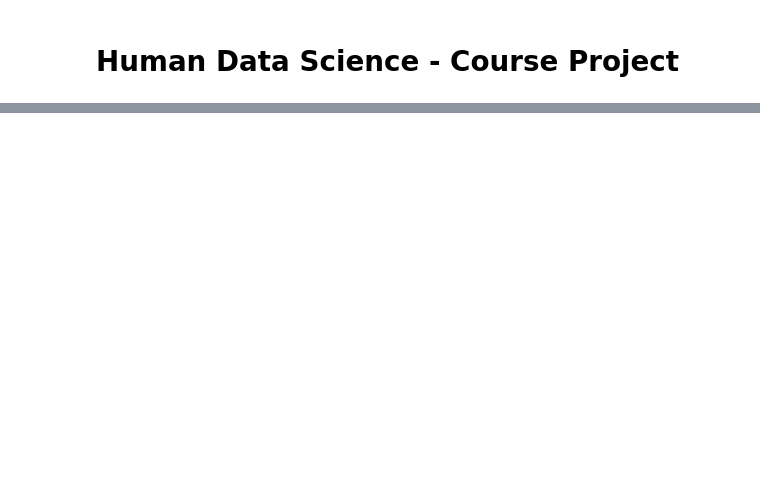
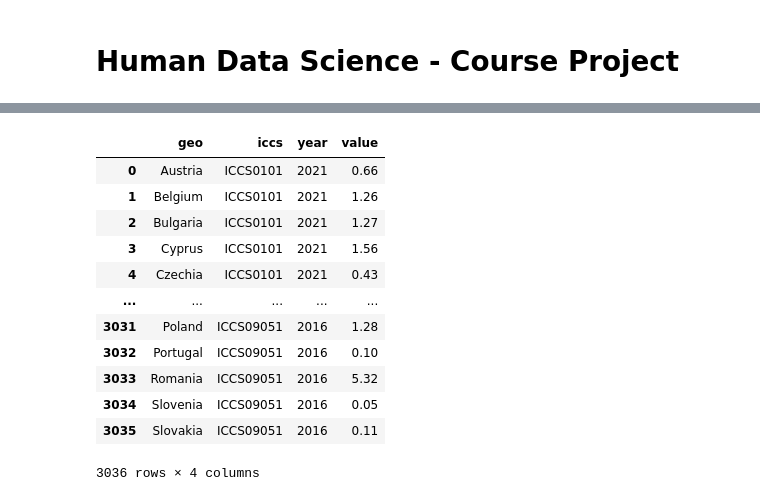
Before and after one commit to DiegoConce/CrimeAnalysis-HumanDataScience, a Jupyter notebook: main.ipynb, the cells around one changed output, grey strips where cells are left out. Drawn from its saved outputs; the diff is of its cells as text; code cells hidden in the pictures; blank space fills up the shorter version.

```diff
--- a/main.ipynb
+++ b/main.ipynb
@@ -58,0 +84,51 @@ display(df)
+# %%
+# Rename rows with the name of the country
+geo_dict = {
+    "BE": "Belgium",
+    "BG": "Bulgaria",
+    "CZ": "Czechia",
+    "DK": "Denmark",
+    "DE": "Germany",
+    "EE": "Estonia",
+    "IE": "Ireland",
+    "EL": "Greece",
+    "ES": "Spain",
+    "FR": "France",
+    "HR": "Croatia",
+    "IT": "Italy",
+    "CY": "Cyprus",
+    "LV": "Latvia",
+    "LT": "Lithuania",
+    "LU": "Luxembourg",
+    "HU": "Hungary",
+    "MT": "Malta",
+    "NL": "Netherlands",
+    "AT": "Austria",
+    "PL": "Poland",
+    "PT": "Portugal",
+    "RO": "Romania",
+    "SI": "Slovenia",
+    "SK": "Slovakia",
+    "FI": "Finland",
+    "SE": "Sweden",
+}
+
+df["geo"] = df["geo"].map(geo_dict)
+# %%
+df = df.melt(id_vars=["geo", "iccs"], var_name="year", value_name="value")
+display(df)
+# df.to_csv("data/crime/crim_off_cat.csv", index=False)
+# %% [output]
+|  | geo | iccs | year | value |
+| 0 | Austria | ICCS0101 | 2021 | 0.66 |
+| 1 | Belgium | ICCS0101 | 2021 | 1.26 |
+| 2 | Bulgaria | ICCS0101 | 2021 | 1.27 |
+| 3 | Cyprus | ICCS0101 | 2021 | 1.56 |
+| 4 | Czechia | ICCS0101 | 2021 | 0.43 |
+| ... | ... | ... | ... | ... |
+| 3031 | Poland | ICCS09051 | 2016 | 1.28 |
+| 3032 | Portugal | ICCS09051 | 2016 | 0.10 |
+| 3033 | Romania | ICCS09051 | 2016 | 5.32 |
+| 3034 | Slovenia | ICCS09051 | 2016 | 0.05 |
+| 3035 | Slovakia | ICCS09051 | 2016 | 0.11 |
+3036 rows × 4 columns
```
Also changed, not shown: parts of 7 cells of this notebook, 2 other files.
